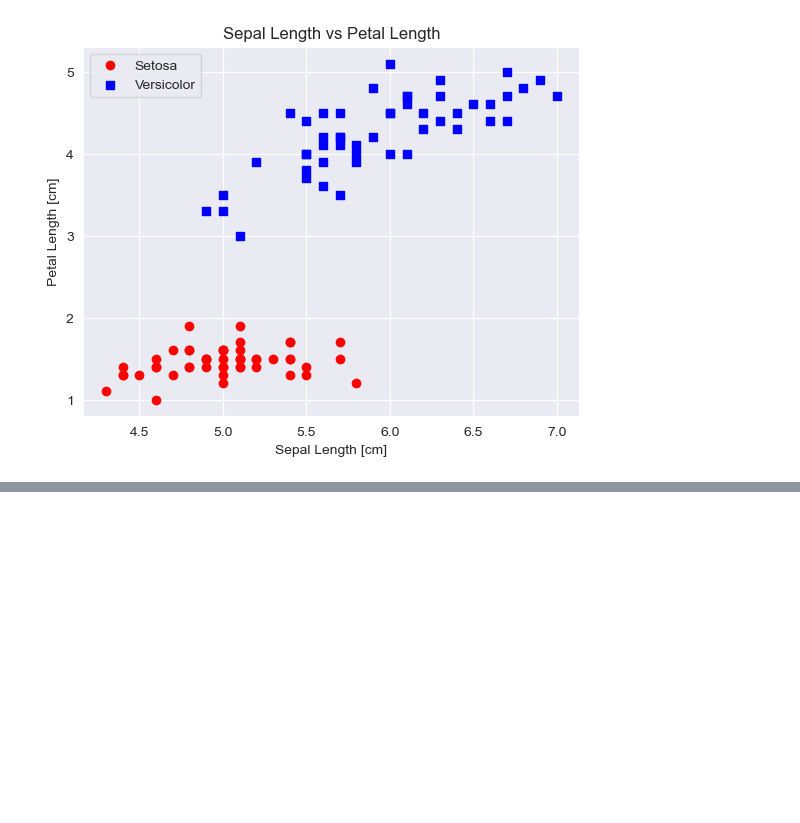
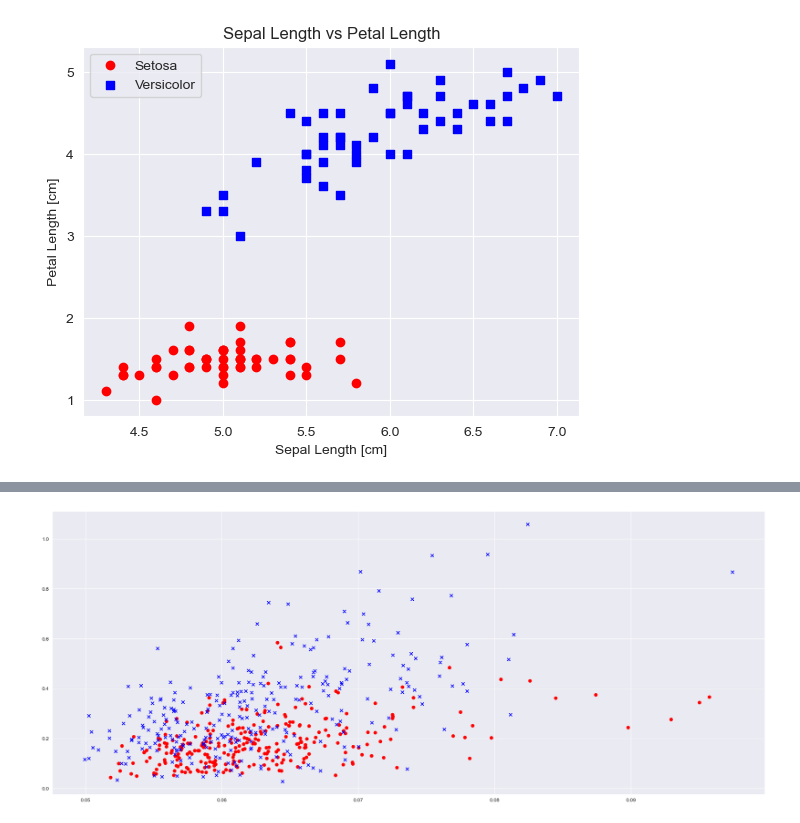
Before and after one commit to haison-ai/Perceptron-iris, a Jupyter notebook: notebook/Perceptron.ipynb, the cells around one changed output, grey strips where cells are left out. Saved outputs shown, nothing was run; the diff lists cells and outputs as text; code cells hidden in the pictures; blank space fills up the shorter version.

```diff
--- a/notebook/Perceptron.ipynb
+++ b/notebook/Perceptron.ipynb
@@ -81,0 +226,9 @@ plt.show()
+# %%
+y = df.iloc[0:567, 0].values
+X = df.iloc[0:567, [10, 26]].values
+plt.figure(figsize=(25, 10))
+plt.scatter(X[0:567//2, 0], X[0:567//2, 1],color='red', marker='o', label='B')
+plt.scatter(X[567//2:567, 0], X[567//2:567, 1],color='blue', marker='x', label='M')
+plt.show()
+# %% [output]
+[figure, added]
```
Also changed, not shown: parts of 9 cells of this notebook, 2 other files.
